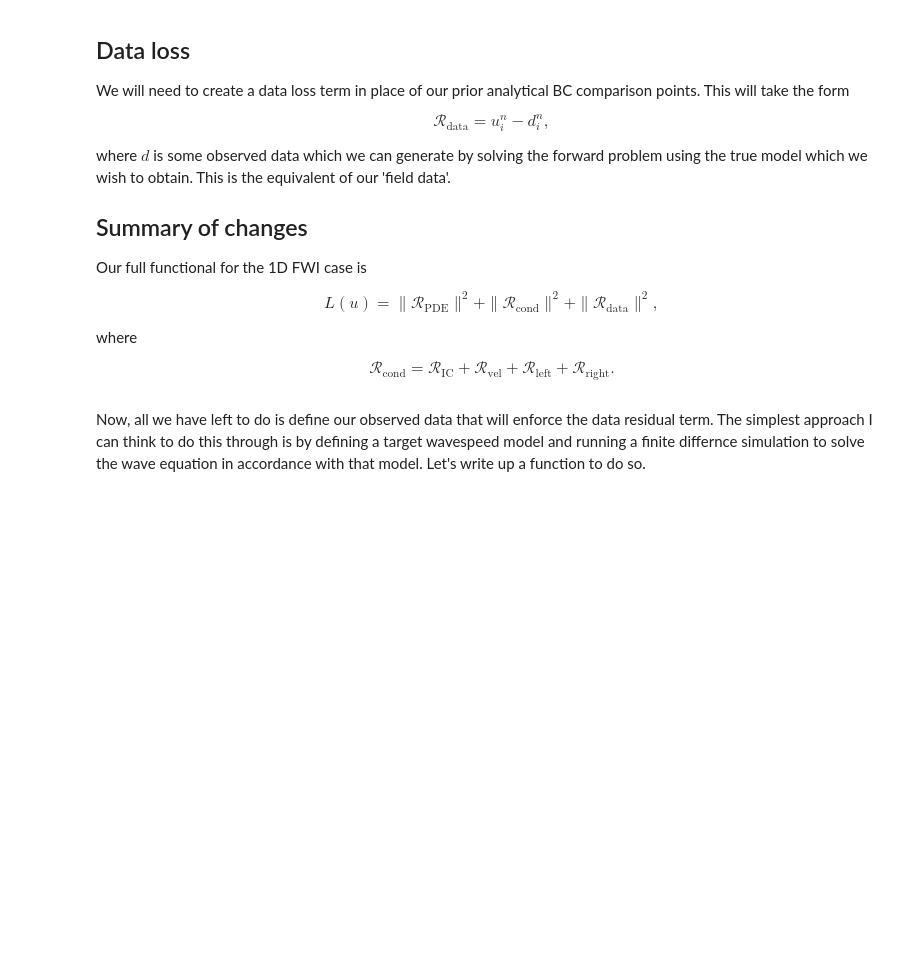
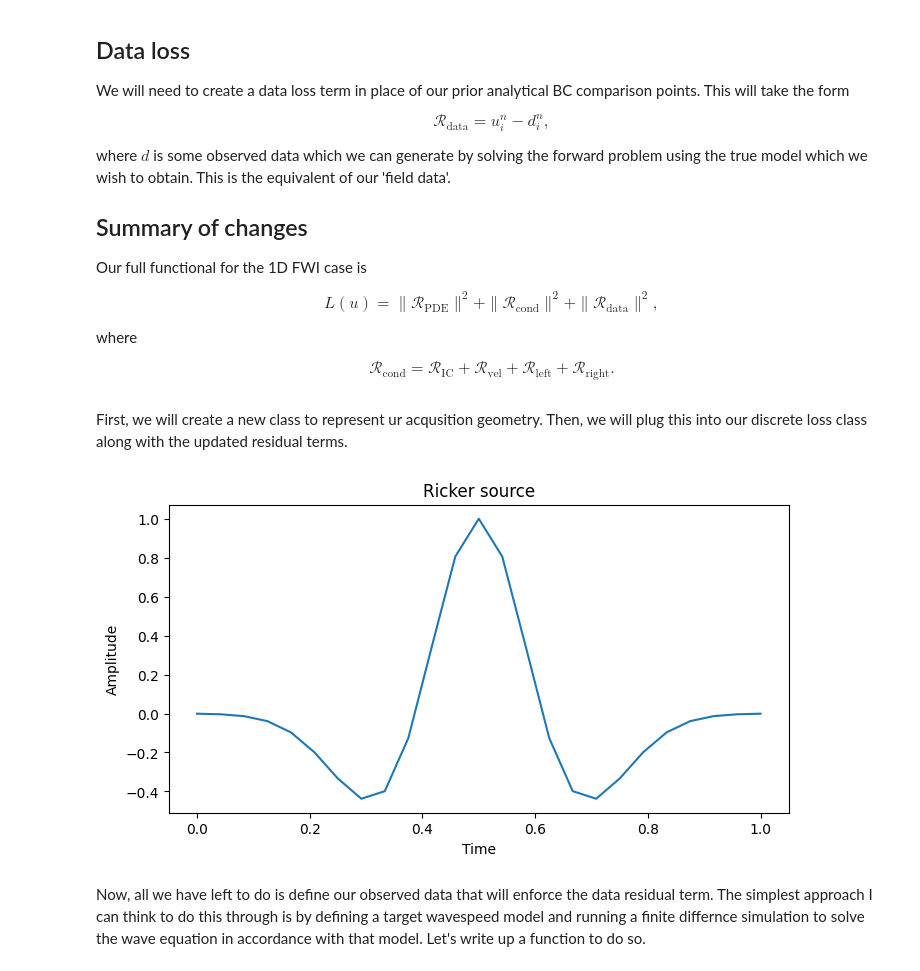
Before and after one commit to Commit2Cosmos/Transcranial-Ultrasound-ODIL, a Jupyter notebook: notebooks/sandbox/1dfwi.ipynb, the cells around one changed output. Saved outputs shown, nothing was run; the diff lists cells and outputs as text; code cells hidden in the pictures; blank space fills up the shorter version.

Commit message:
feat: create acqusition geometry class

```diff
--- a/notebooks/sandbox/1dfwi.ipynb
+++ b/notebooks/sandbox/1dfwi.ipynb
@@ -193,7 +193,46 @@ $$L(u) = \|\mathcal{R}_\text{PDE}\|^2 + \|\mathcal{R}_\text{cond}\|^2 + \|\mathc
 where
 
 $$\mathcal{R}_\text{cond} = \mathcal{R}_\text{IC} + \mathcal{R}_\text{vel} + \mathcal{R}_\text{left} + \mathcal{R}_\text{right}.$$
+# %% [markdown]
+First, we will create a new class to represent ur acqusition geometry. Then, we will plug this into our discrete loss class along with the updated residual terms.
 # %%
 import torch
+# %%
+class AcquisitionGeometry:
+    u: Wavefield
+    source_idx: int
+    recv_idx: torch.Tensor
+    source: torch.Tensor
+    ts: float
+
+    def __init__(self, u: Wavefield, f_peak: float=2.0, time_shift: float=0.5, num_recvs: int=3, source_idx: int=1):
+        self.u = u
+        self.source_idx = source_idx
+
+        # compute receiver indices, offset from source
+        self.recv_idx = torch.linspace(self.source_idx + 2, u.I - 1, num_recvs, dtype=torch.int)
+
+        self.source = torch.zeros((u.N, u.I), dtype=torch.float64)
+        self.source[:, self.source_idx] = self.ricker_source(f_peak, time_shift) # ricker source across time at the source loc
+
+    # compute 1D Ricker source term
+    def ricker_source(self, f: float, ts: float) -> torch.Tensor:
+        t = torch.linspace(self.u.t_0, self.u.t_N, self.u.N, dtype=torch.float64)
+        amplitude = (torch.pi**2) * (f**2) * ((t - ts)**2)
+        return (1 - 2*amplitude) * torch.exp(-amplitude)
+
+    def show_source(self):
+        fig, ax = plt.subplots(figsize=(8, 4))
+        ts = np.linspace(self.u.t_0, self.u.t_N, self.u.N)
+        ax.plot(ts, self.source[:, self.source_idx])
+        ax.set_title("Ricker source")
+        ax.set_ylabel("Amplitude")
+        ax.set_xlabel("Time")
+        plt.show()
+# %%
+geom = AcquisitionGeometry(u)
+geom.show_source()
+# %% [output]
+[figure, added]
 # %%
 class Discrete1DFWILoss:
```
Also changed, not shown: parts of 7 cells of this notebook.
